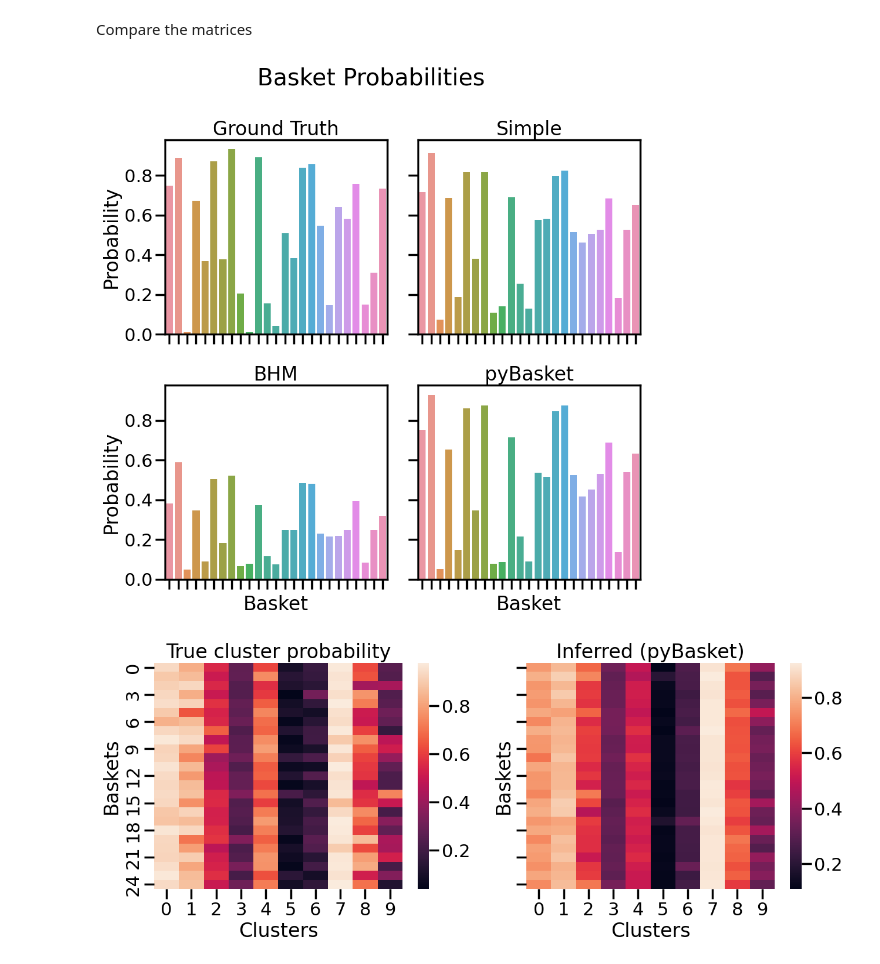
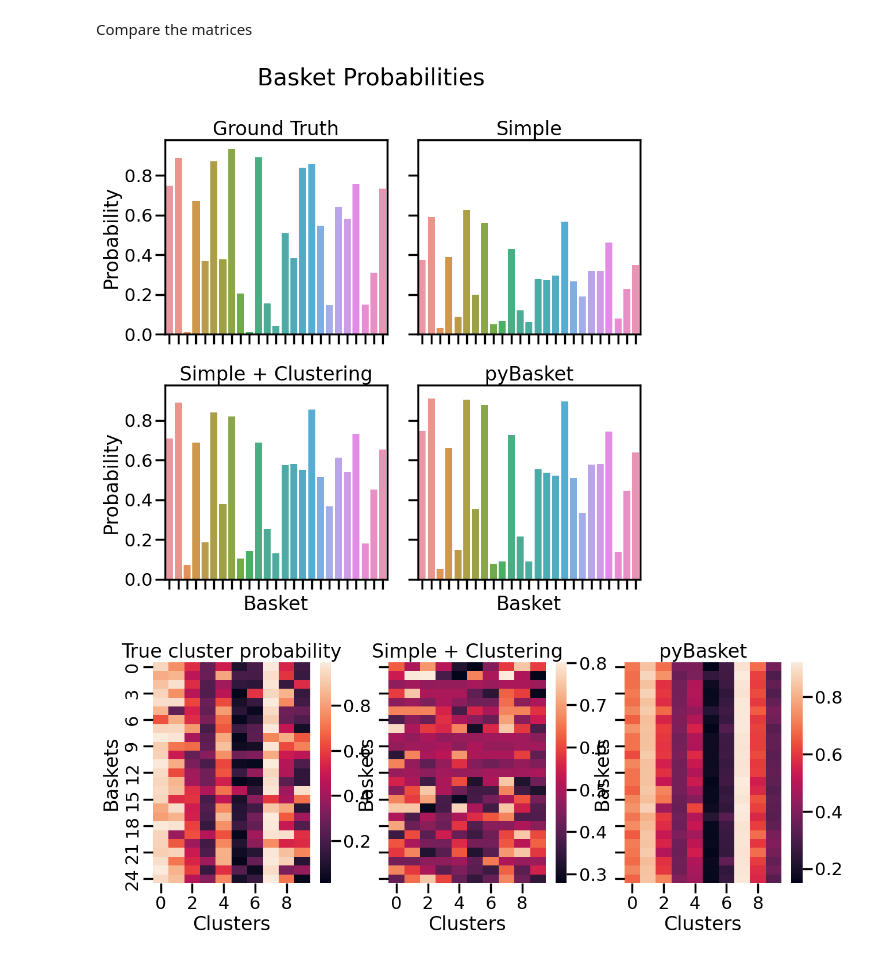
Before and after one commit to glasgowcompbio/pyBasket, a Jupyter notebook: paper/report_analysis_synthetic_cluster_10.ipynb, the cells around one changed output. Cells and saved outputs as stored; diff of their text form; code cells hidden in the pictures.

```diff
--- a/paper/report_analysis_synthetic_cluster_10.ipynb
+++ b/paper/report_analysis_synthetic_cluster_10.ipynb
@@ -272,5 +220,5 @@ pm.model_to_graphviz(model_h2)
 # %% [markdown]
 This is the one we actually use after reparameterisation.
 # %%
-model_h2_nc = get_model_pyBasket_nc(data_df, n_tissues, n_clusters)
+model_pyBasket_nc = get_model_pyBasket_nc(data_df, n_tissues, n_clusters)
 # %%
@@ -278,8 +226,8 @@ pm.model_to_graphviz(model_h2_nc)
 # %% [output]
 [drawing not drawn]
 # %%
-with model_h2_nc:
-    trace_h2 = pm.sample(n_sample, tune=n_burn_in, idata_kwargs={'log_likelihood': True}, target_accept=target_accept)
+with model_pyBasket_nc:
+    trace_pyBasket = pm.sample(n_sample, tune=n_burn_in, idata_kwargs={'log_likelihood': True}, target_accept=target_accept)
 # %% [output]
 Auto-assigning NUTS sampler...
 Initializing NUTS using jitter+adapt_diag...
@@ -315,3 +263,3 @@ array([<AxesSubplot: title={'center': '94.0% HDI'}>], dtype=object)
 # %%
-stacked_h2 = az.extract(trace_h2)
+stacked_pyBasket = az.extract(trace_pyBasket)
 # %%
@@ -366,12 +314,14 @@ Calculate root mean squared error for cluster_p
 # %%
 actual = true_cluster_p
 
-predicted_cluster_h2 = np.mean(stacked_h2.cluster_p.values, axis=2)
-rmse_h2 = math.sqrt(mean_squared_error(actual, predicted_cluster_h2))
+predicted_cluster_sc = np.mean(stacked_sc.cluster_p.values, axis=2)
+predicted_cluster_pyBasket = np.mean(stacked_pyBasket.cluster_p.values, axis=2)
+rmse_sc = math.sqrt(mean_squared_error(actual, predicted_cluster_sc))
+rmse_pyBasket = math.sqrt(mean_squared_error(actual, predicted_cluster_pyBasket))
 
 rmse_cluster_p = pd.DataFrame({
-    'method': ['pyBasket'],
-    'RMSE': [rmse_h2]
+    'method': ['S+C', 'pyBasket'],
+    'RMSE': [rmse_sc, rmse_pyBasket]
 })
 rmse_cluster_p
 # %% [output]
@@ -408,12 +401,12 @@ ax[0][1].set_title('Simple')
 ax[0][1].set_xlabel(None)
 ax[0][1].set_ylabel(None)
 
-sns.barplot(data=predicted_basket_h1_df, x='basket', y='prob', ax=ax[1][0])
-ax[1][0].set_title('BHM')
+sns.barplot(data=predicted_basket_sc_df, x='basket', y='prob', ax=ax[1][0])
+ax[1][0].set_title('Simple + Clustering')
 ax[1][0].set_ylabel('Probability')
 ax[1][0].set_xlabel('Basket')
 
-sns.barplot(data=predicted_basket_h2_df, x='basket', y='prob', ax=ax[1][1])
+sns.barplot(data=predicted_basket_pyBasket_df, x='basket', y='prob', ax=ax[1][1])
 ax[1][1].set_title('pyBasket')
 ax[1][1].set_ylabel(None)
 ax[1][1].set_xticklabels([])
@@ -423,19 +416,25 @@ plt.suptitle('Basket Probabilities')
 plt.tight_layout()
 plt.savefig('results/report_synthetic_10_basket_probs.png', dpi=300)
 # %% [output]
-[figure, old version]
+[figure, new version]
 # %%
-fig, ax = plt.subplots(1, 2, figsize=(15, 5), sharex=True, sharey=True)
+fig, ax = plt.subplots(1, 3, figsize=(15, 5), sharex=True, sharey=True)
 
 sns.heatmap(true_cluster_p, ax=ax[0])
 ax[0].set_title('True cluster probability')
 ax[0].set_xlabel('Clusters')
 ax[0].set_ylabel('Baskets')
 
-sns.heatmap(predicted_cluster_h2, ax=ax[1])
-ax[1].set_title('Inferred (pyBasket)')
+sns.heatmap(predicted_cluster_sc, ax=ax[1])
+ax[1].set_title('Simple + Clustering')
 ax[1].set_xlabel('Clusters')
 ax[1].set_ylabel('Baskets')
+
+sns.heatmap(predicted_cluster_pyBasket, ax=ax[2])
+ax[2].set_title('pyBasket')
+ax[2].set_xlabel('Clusters')
+ax[2].set_ylabel('Baskets')
+
 plt.savefig('results/report_synthetic_10_cluster_probs.png', dpi=300)
 # %% [output]
-[figure, old version]
+[figure, new version]
```
Also changed, not shown: parts of 56 cells of this notebook, 11 other files.
